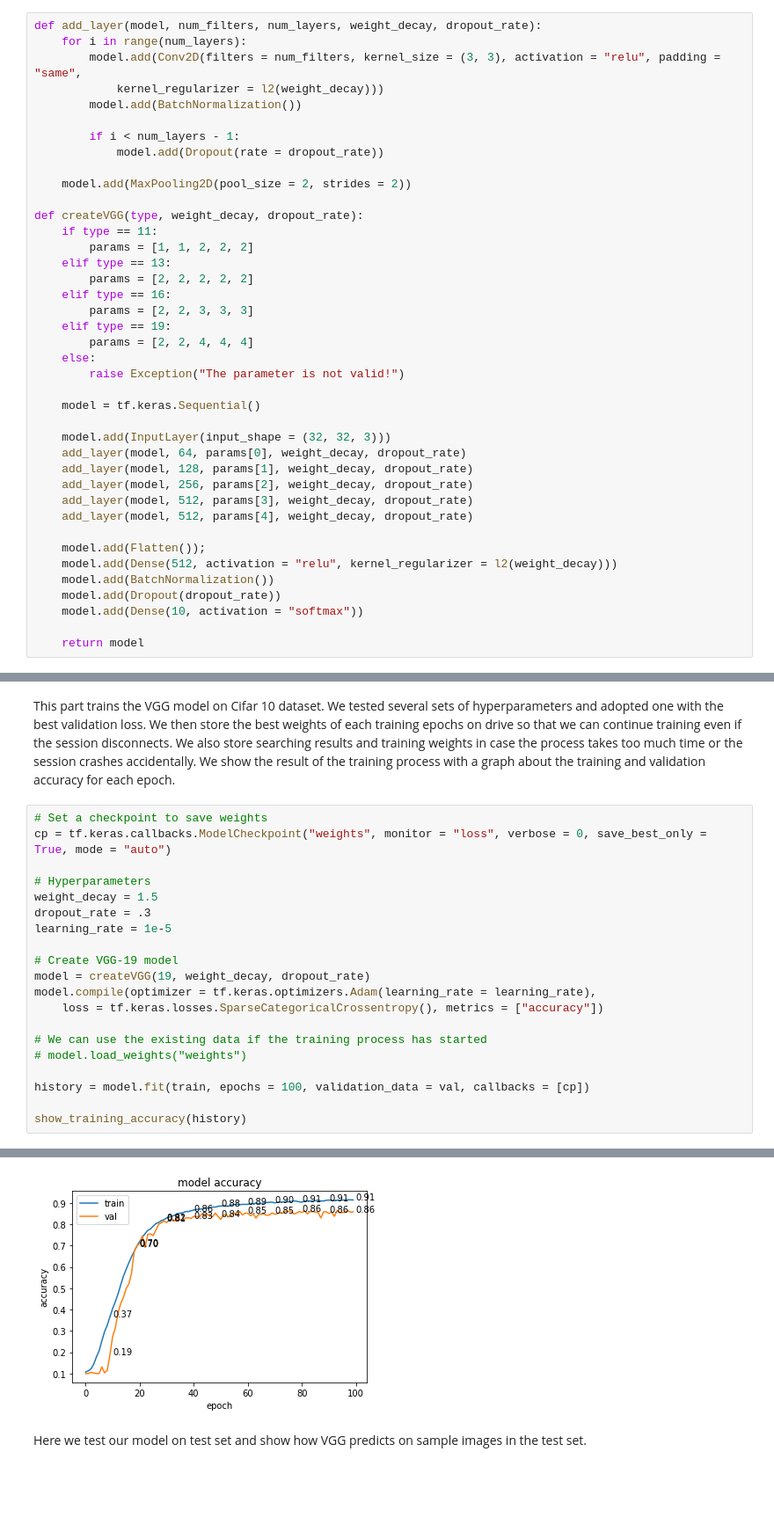
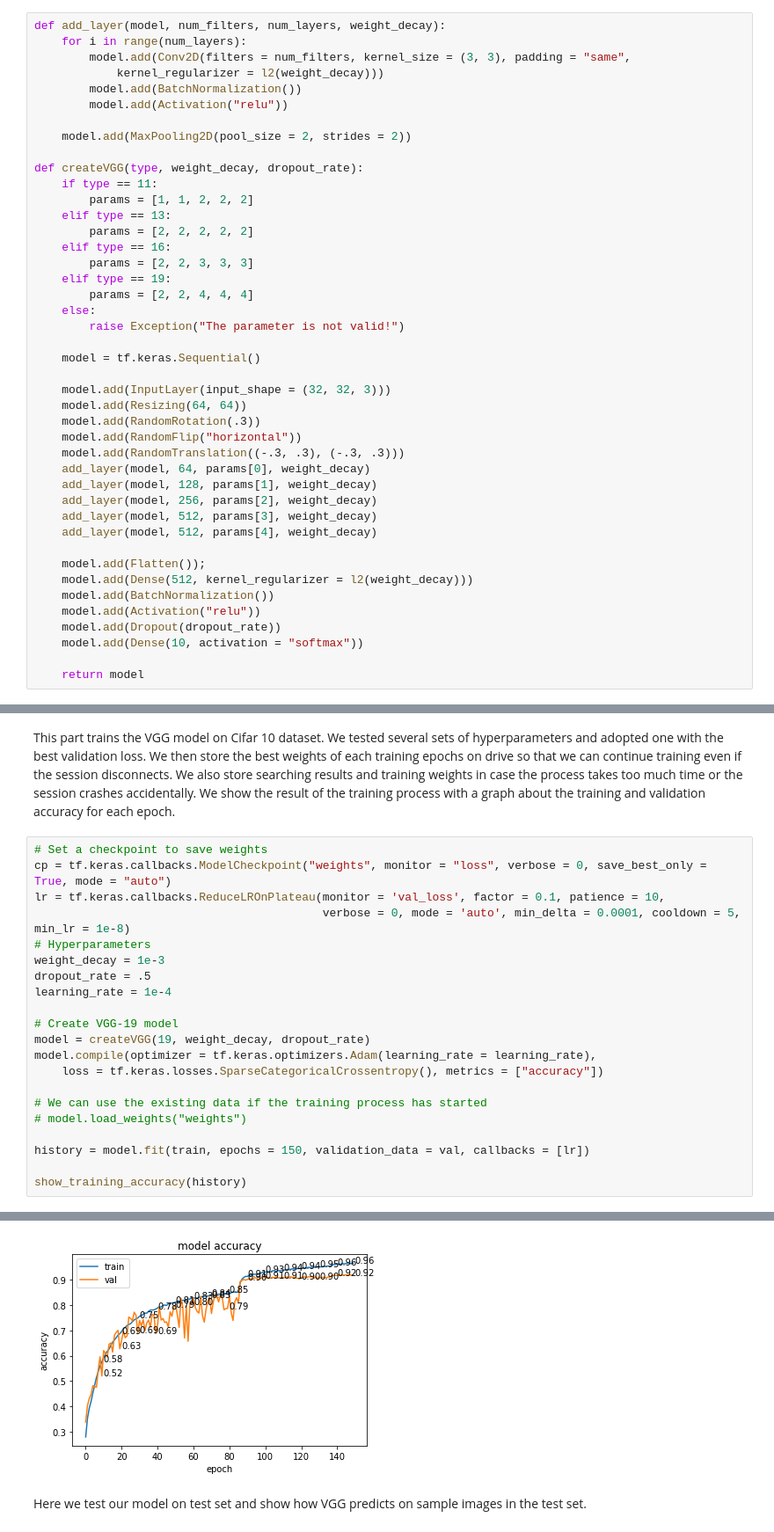
Before and after one commit to lnblanke/ML, a Jupyter notebook: cv/VGG/VGG.ipynb, the cells around one changed output, grey strips where cells are left out. Shown: that part at 88% size. Cells and saved outputs as stored; diff of their text form; blank space fills up the shorter version.

Commit message:
Update cv models

```diff
--- a/cv/VGG/VGG.ipynb
+++ b/cv/VGG/VGG.ipynb
@@ -62,14 +37,12 @@ coreClock: 1.53GHz coreCount: 80 deviceMemorySize: 15.00GiB deviceMemoryBandwidt
 # %% [markdown]
 This is function that constructs a VGG model. We provide VGG with layers 11, 13, 16, and 19, which are provided in the paper. The structure of the model is almost same with the original paper, but the kernel size and strides are adjusted to fit the smaller pictures of Cifar 10. We define two variables, weight_decay and dropout_rate, as the hyperparameters of the model for kernel regularization and dropout layer, respectively.
 # %%
-def add_layer(model, num_filters, num_layers, weight_decay, dropout_rate):
+def add_layer(model, num_filters, num_layers, weight_decay):
     for i in range(num_layers):
-        model.add(Conv2D(filters = num_filters, kernel_size = (3, 3), activation = "relu", padding = "same",
+        model.add(Conv2D(filters = num_filters, kernel_size = (3, 3), padding = "same",
             kernel_regularizer = l2(weight_decay)))
         model.add(BatchNormalization())
-
-        if i < num_layers - 1:
-            model.add(Dropout(rate = dropout_rate))
+        model.add(Activation("relu"))
 
     model.add(MaxPooling2D(pool_size = 2, strides = 2))
 
@@ -88,15 +61,20 @@ def createVGG(type, weight_decay, dropout_rate):
     model = tf.keras.Sequential()
 
     model.add(InputLayer(input_shape = (32, 32, 3)))
-    add_layer(model, 64, params[0], weight_decay, dropout_rate)
-    add_layer(model, 128, params[1], weight_decay, dropout_rate)
-    add_layer(model, 256, params[2], weight_decay, dropout_rate)
-    add_layer(model, 512, params[3], weight_decay, dropout_rate)
-    add_layer(model, 512, params[4], weight_decay, dropout_rate)
+    model.add(Resizing(64, 64))
+    model.add(RandomRotation(.3))
+    model.add(RandomFlip("horizontal"))
+    model.add(RandomTranslation((-.3, .3), (-.3, .3)))
+    add_layer(model, 64, params[0], weight_decay)
+    add_layer(model, 128, params[1], weight_decay)
+    add_layer(model, 256, params[2], weight_decay)
+    add_layer(model, 512, params[3], weight_decay)
+    add_layer(model, 512, params[4], weight_decay)
 
     model.add(Flatten());
-    model.add(Dense(512, activation = "relu", kernel_regularizer = l2(weight_decay)))
+    model.add(Dense(512, kernel_regularizer = l2(weight_decay)))
     model.add(BatchNormalization())
+    model.add(Activation("relu"))
     model.add(Dropout(dropout_rate))
     model.add(Dense(10, activation = "softmax"))
 
@@ -125,11 +92,12 @@ This part trains the VGG model on Cifar 10 dataset. We tested several sets of hy
 # %%
 # Set a checkpoint to save weights
 cp = tf.keras.callbacks.ModelCheckpoint("weights", monitor = "loss", verbose = 0, save_best_only = True, mode = "auto")
-
+lr = tf.keras.callbacks.ReduceLROnPlateau(monitor = 'val_loss', factor = 0.1, patience = 10,
+                                          verbose = 0, mode = 'auto', min_delta = 0.0001, cooldown = 5, min_lr = 1e-8)
 # Hyperparameters
-weight_decay = 1.5
-dropout_rate = .3
-learning_rate = 1e-5
+weight_decay = 1e-3
+dropout_rate = .5
+learning_rate = 1e-4
 
 # Create VGG-19 model
 model = createVGG(19, weight_decay, dropout_rate)
@@ -139,7 +107,7 @@ model.compile(optimizer = tf.keras.optimizers.Adam(learning_rate = learning_rate
 # We can use the existing data if the training process has started
 # model.load_weights("weights")
 
-history = model.fit(train, epochs = 100, validation_data = val, callbacks = [cp])
+history = model.fit(train, epochs = 150, validation_data = val, callbacks = [lr])
 
 show_training_accuracy(history)
 # %% [output]
@@ -172,4 +133,4 @@ Epoch 100/100
-[figure, old version]
+[figure, new version]
 # %% [markdown]
 Here we test our model on test set and show how VGG predicts on sample images in the test set.
 # %%
```
Also changed, not shown: parts of 4 cells of this notebook, 37 other files.
